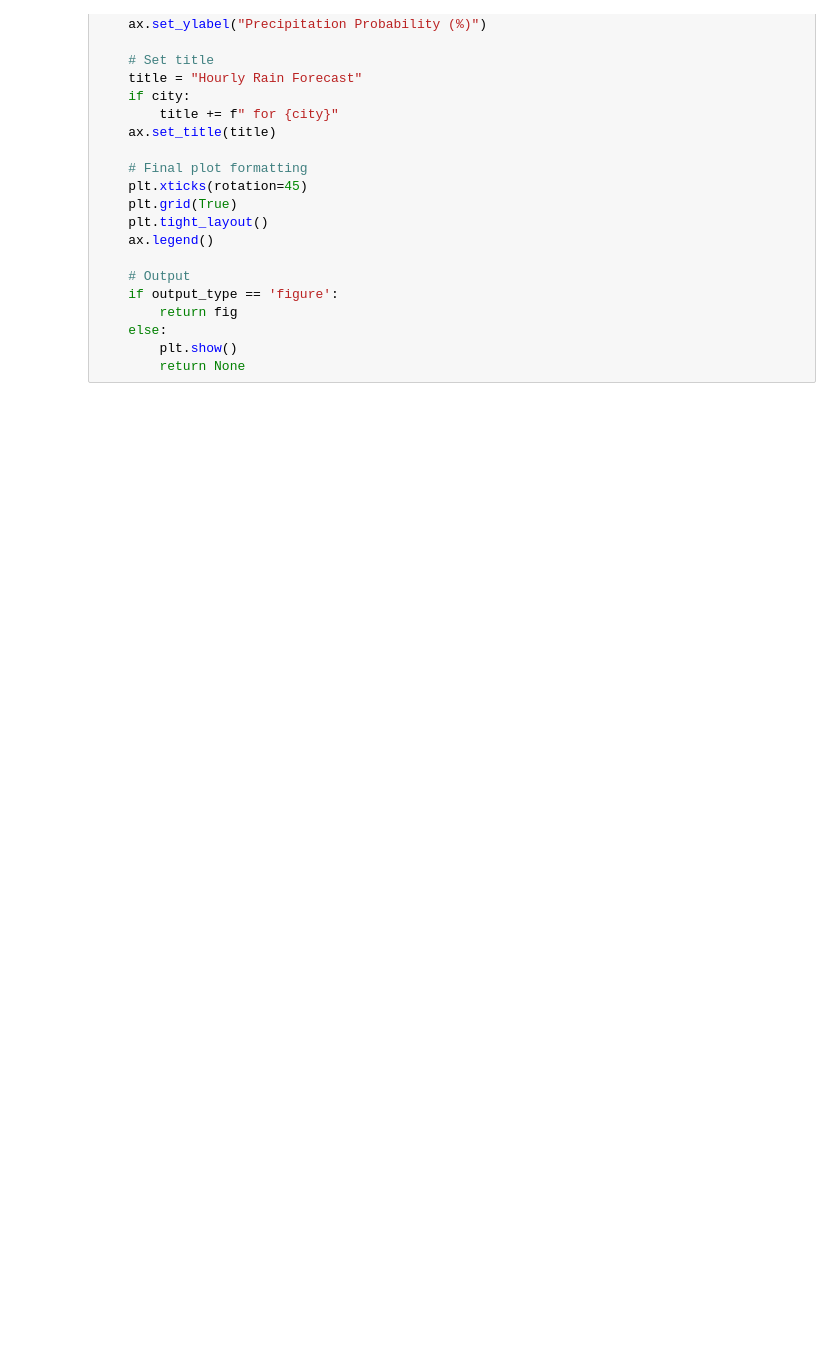
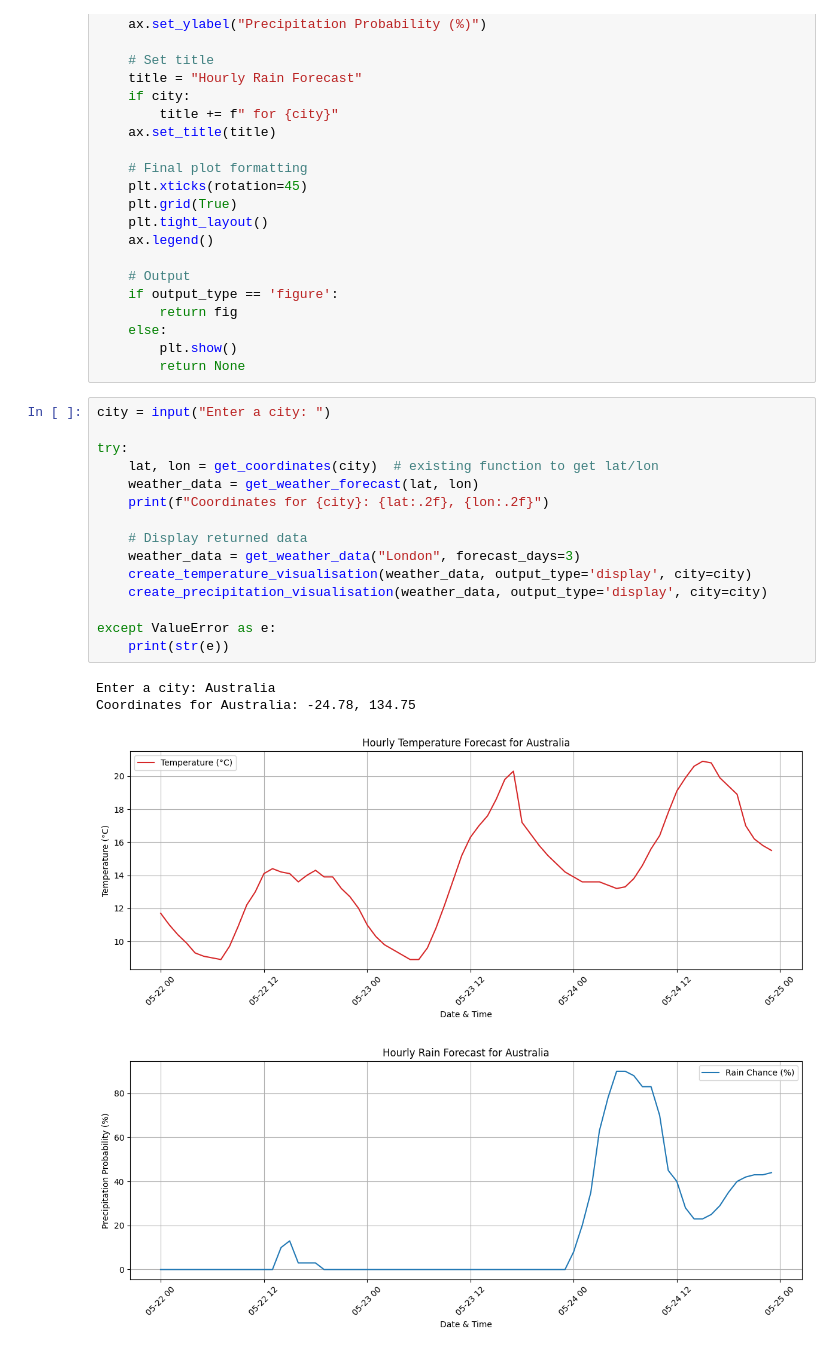
Before and after one commit to tawanamutasa/Weather-wise-Tawana-mutasa-, a Jupyter notebook: Weatherwise_Tawana.ipynb, the cells around one changed output. Drawn from its saved outputs; the diff is of its cells as text; blank space fills up the shorter version.

Commit message:
added function to display visualization data

```diff
--- a/Weatherwise_Tawana.ipynb
+++ b/Weatherwise_Tawana.ipynb
@@ -144,3 +144,23 @@ def create_precipitation_visualisation(weather_data, output_type='display', city
     else:
         plt.show()
         return None
+# %%
+city = input("Enter a city: ")
+
+try:
+    lat, lon = get_coordinates(city)  # existing function to get lat/lon
+    weather_data = get_weather_forecast(lat, lon)
+    print(f"Coordinates for {city}: {lat:.2f}, {lon:.2f}")
+
+    # Display returned data
+    weather_data = get_weather_data("London", forecast_days=3)
+    create_temperature_visualisation(weather_data, output_type='display', city=city)
+    create_precipitation_visualisation(weather_data, output_type='display', city=city)
+
+except ValueError as e:
+    print(str(e))
+# %% [output]
+Enter a city: Australia
+Coordinates for Australia: -24.78, 134.75
+[figure, added]
+[figure, added]
```
